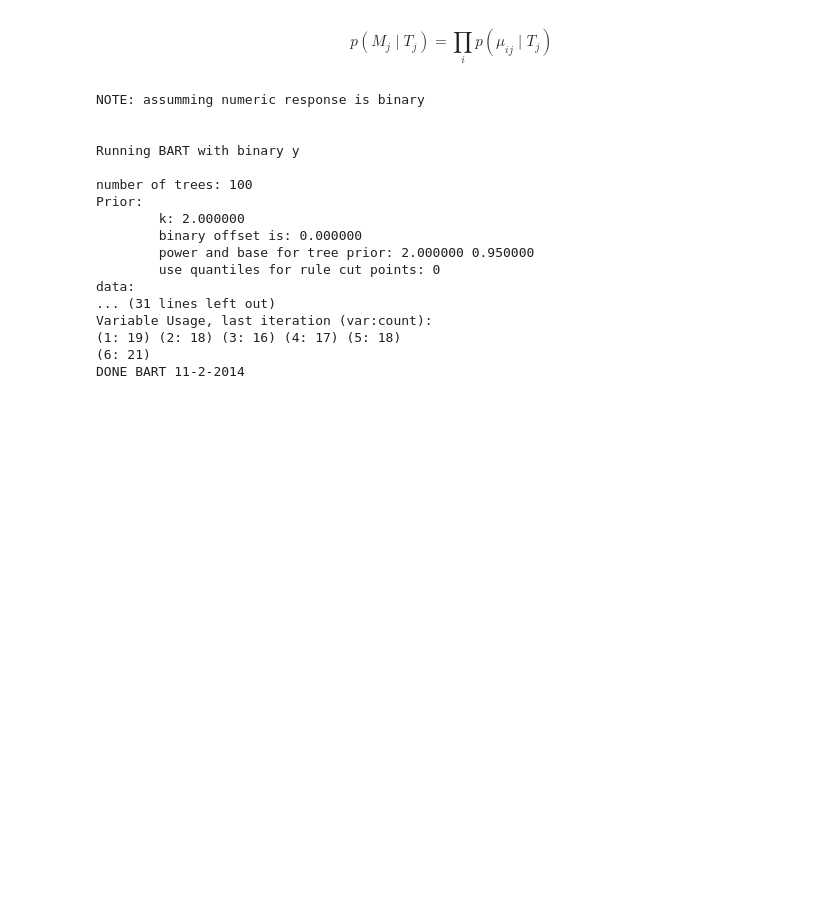
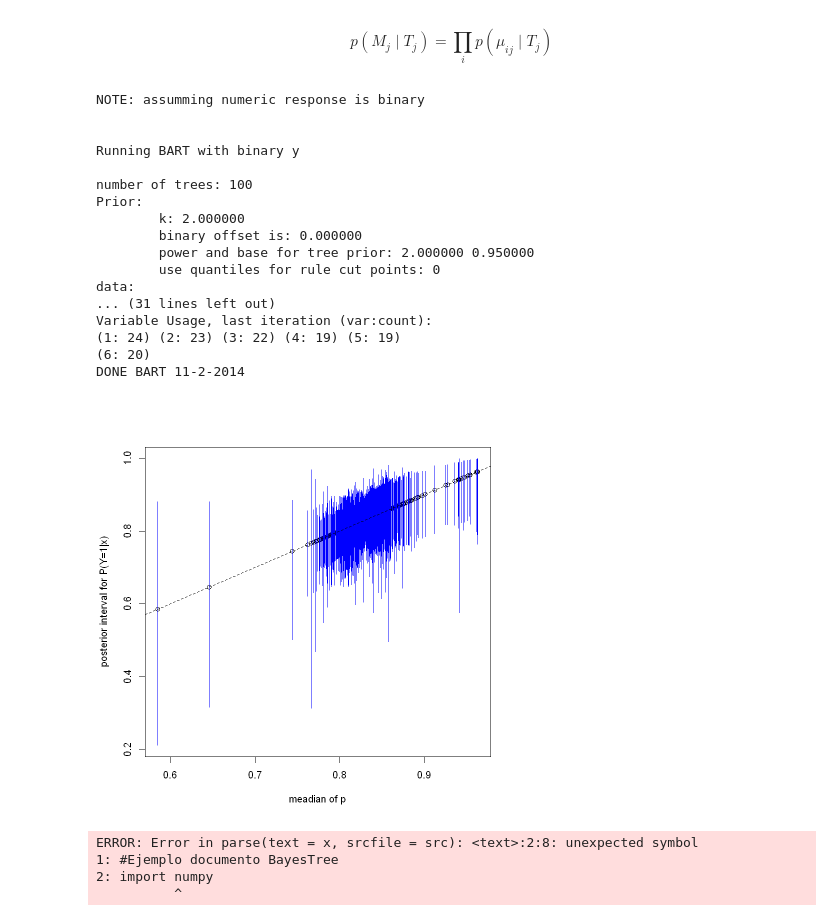
Before and after one commit to Valeriasotocastro/INFO-337-2023-BART, a Jupyter notebook: Revisiones.ipynb, the cells around one changed output. Drawn from its saved outputs; the diff is of its cells as text; code cells hidden in the pictures; blank space fills up the shorter version.

```diff
--- a/Revisiones.ipynb
+++ b/Revisiones.ipynb
@@ -208,7 +205,7 @@ datosF <- data.frame(predictors, response)
 # %%
 y= as.factor(response)
 
-formula <- y ~ x1 + x2 + x3 + x4 + x5
+formula <- y ~ x1 + x2 + x3 + x4 + x5 + x6
 
 model <- bart(predictors,response, ntree = 100)
 # %% [output]
@@ -226,6 +223,10 @@ Prior:
 data:
 ... (31 lines left out)
 Variable Usage, last iteration (var:count):
-(1: 19) (2: 18) (3: 16) (4: 17) (5: 18)
-(6: 21)
+(1: 24) (2: 23) (3: 22) (4: 19) (5: 19)
+(6: 20)
 DONE BART 11-2-2014
+# %%
+plot(model)
+# %% [output]
+[figure, added]
@@ -231,0 +236,53 @@ DONE BART 11-2-2014
+# %%
+#Ejemplo documento BayesTree
+import numpy as np
+import pandas as pd
+import matplotlib.pyplot as plt
+from sklearn.model_selection import train_test_split
+from sklearn.linear_model import LinearRegression
+
+# Cargar los datos desde un archivo o cualquier otra fuente de datos
+datos <- read.csv("fci_students.csv",header=TRUE,sep=";",dec=",")
+
+# Definir las características (x) y las etiquetas (y)
+x = data[['caracteristica_1', 'caracteristica_2', ...]]
+y = data['etiqueta']
+
+#Dividir los datos en conjuntos de entrenamiento y prueba
+x_train, x_test, y_train, y_test = train_test_split(x, y, test_size=0.2, random_state=42)
+
+# Crear una instancia del modelo de regresión lineal
+model = LinearRegression()
+
+# Ajustar el modelo utilizando los datos de entrenamiento
+model.fit(x_train, y_train)
+
+# Realizar predicciones en los datos de prueba
+y_pred = model.predict(x_test)
+
+# Graficar los resultados de las predicciones frente a los valores reales
+plt.scatter(y_test, y_pred)
+plt.xlabel('Valores reales')
+plt.ylabel('Valores predichos')
+plt.title('Predicciones vs. Valores reales')
+plt.show()
+
+#Ajuste del modelo BART
+bart_fit <- bart(x.train, y.train, x.test = matrix(0.0, 0, 0), sigest = NA, sigdf = 3, sigquant = 0.90, k = 2.0, power = 2.0, base = 0.95, binaryOffset = 0, ntree = 200, ndpost = 1000, nskip = 100, printevery = 100, keepevery = 1, keeptrainfits = TRUE, usequants = FALSE, numcut = 100, printcutoffs = 0, verbose = TRUE)
+
+#x.train representa las variables explicativas de los datos de entrenamiento,
+#y.train es la variable de respuesta de los datos de entrenamiento, y
+#x.test son las variables explicativas de los datos de prueba
+#número de árboles (ntree); número de iteraciones de MCMC (ndpost); etc
+
+# Se puede utilizar la función plot() para visualizar los resultados del modelo BART. Por ejemplo:
+plot(bart_fit)
+
+    #Esto mostrará dos gráficos: uno que muestra la secuencia de las iteraciones de MCMC
+    #para el parámetro de desviación estándar (sigma), y otro que muestra los intervalos posteriores
+    #de la variable de respuesta (f(x)) en función de la variable de entrada (x).
+# %% [output]
+ERROR: Error in parse(text = x, srcfile = src): <text>:2:8: unexpected symbol
+1: #Ejemplo documento BayesTree
+2: import numpy
+          ^
```
Also changed, not shown: parts of 4 cells of this notebook.
